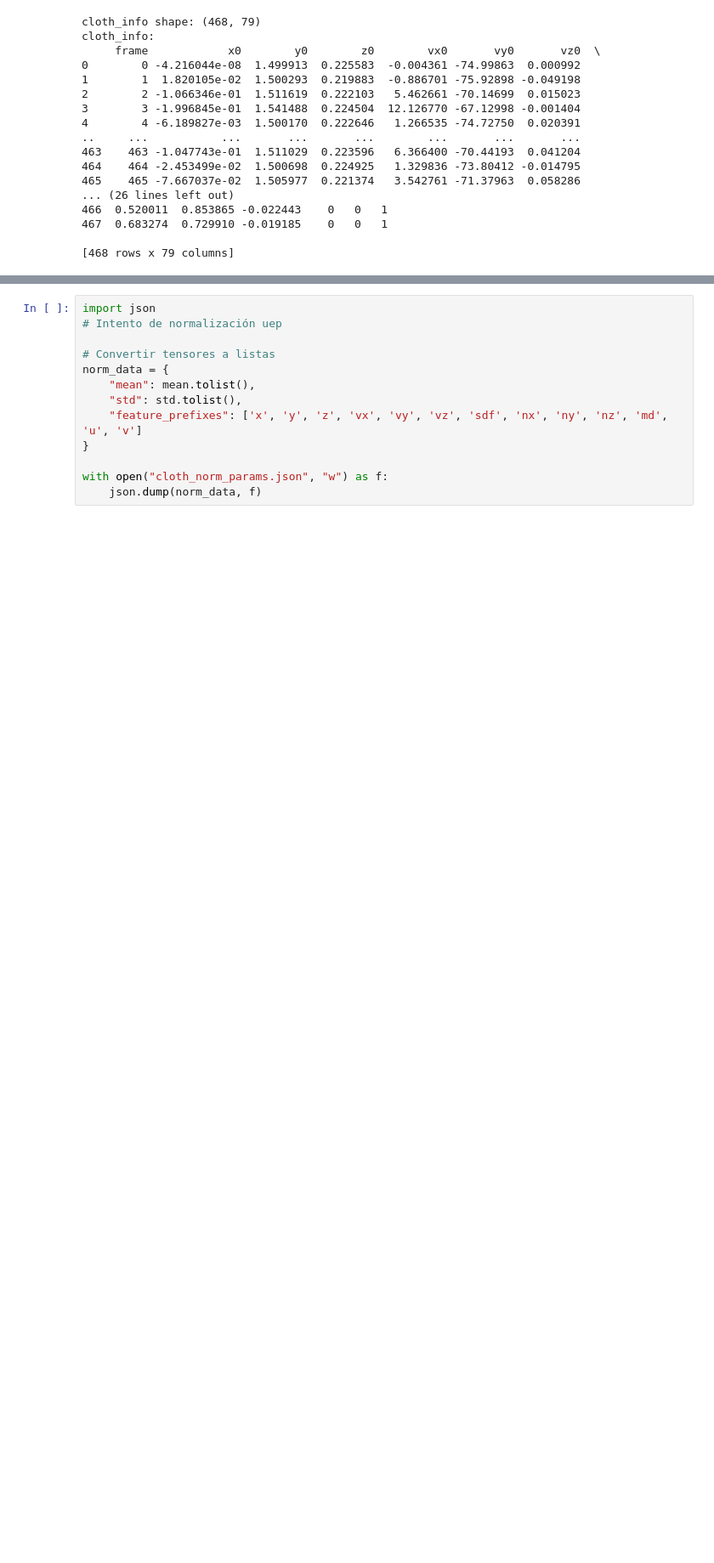
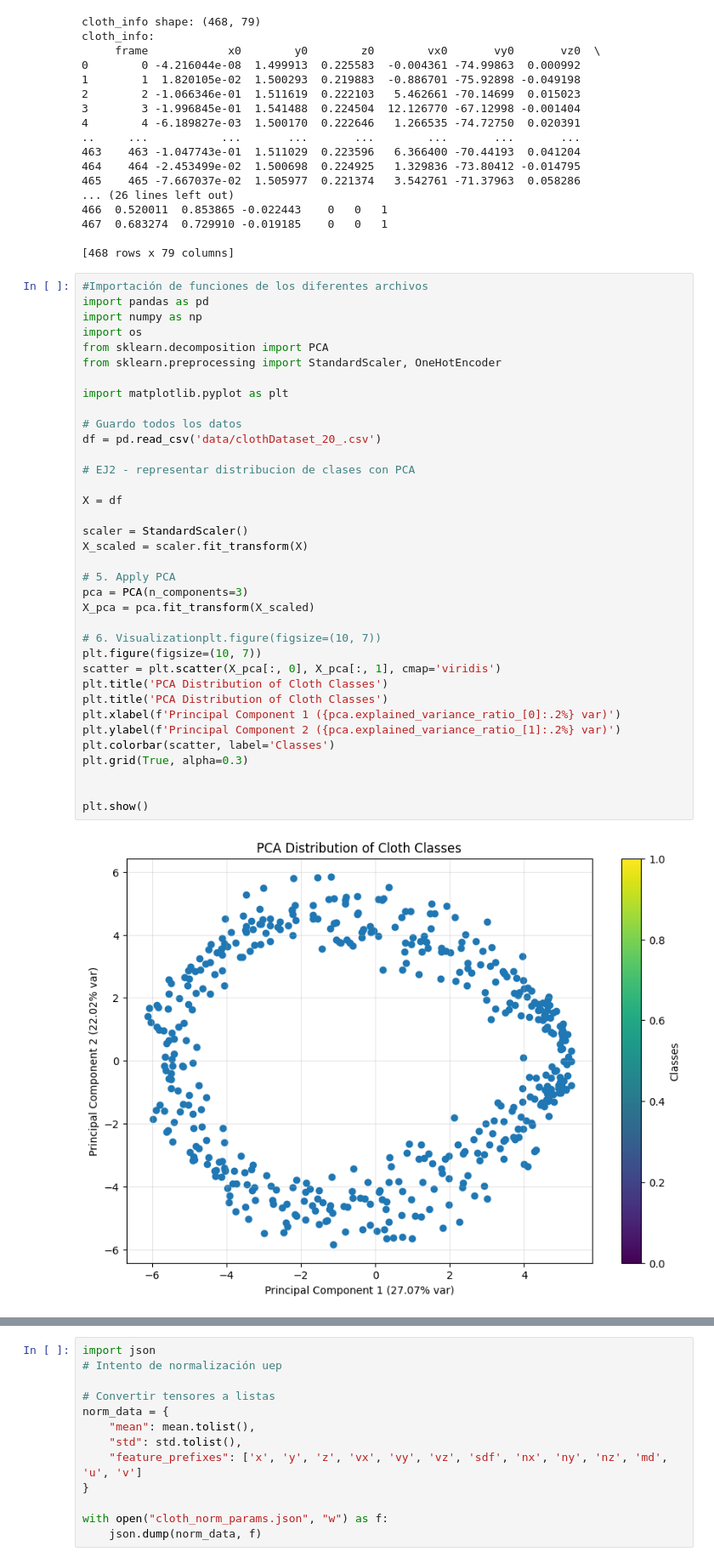
Before and after one commit to mikeletzu/TFG_FisicaOptim, a Jupyter notebook: Entrenamiento/cnn02.ipynb, the cells around one changed output, grey strips where cells are left out. Shown at 85% size. Drawn from its saved outputs; the diff is of its cells as text; blank space fills up the shorter version.

```diff
--- a/Entrenamiento/cnn02.ipynb
+++ b/Entrenamiento/cnn02.ipynb
@@ -56,6 +56,44 @@ cloth_info:
 467  0.683274  0.729910 -0.019185    0   0   1
 
 [468 rows x 79 columns]
+# %%
+#Importación de funciones de los diferentes archivos
+import pandas as pd
+import numpy as np
+import os
+from sklearn.decomposition import PCA
+from sklearn.preprocessing import StandardScaler, OneHotEncoder
+
+import matplotlib.pyplot as plt
+
+# Guardo todos los datos
+df = pd.read_csv('data/clothDataset_20_.csv')
+
+# EJ2 - representar distribucion de clases con PCA
+
+X = df
+
+scaler = StandardScaler()
+X_scaled = scaler.fit_transform(X)
+
+# 5. Apply PCA
+pca = PCA(n_components=3)
+X_pca = pca.fit_transform(X_scaled)
+
+# 6. Visualizationplt.figure(figsize=(10, 7))
+plt.figure(figsize=(10, 7))
+scatter = plt.scatter(X_pca[:, 0], X_pca[:, 1], cmap='viridis')
+plt.title('PCA Distribution of Cloth Classes')
+plt.title('PCA Distribution of Cloth Classes')
+plt.xlabel(f'Principal Component 1 ({pca.explained_variance_ratio_[0]:.2%} var)')
+plt.ylabel(f'Principal Component 2 ({pca.explained_variance_ratio_[1]:.2%} var)')
+plt.colorbar(scatter, label='Classes')
+plt.grid(True, alpha=0.3)
+
+
+plt.show()
+# %% [output]
+[figure, added]
 # %%
 class ClothDataset(Dataset):
     def __init__(self, csv_data, num_vertices=6):
```
Also changed, not shown: parts of 4 cells of this notebook, 24 other files.
